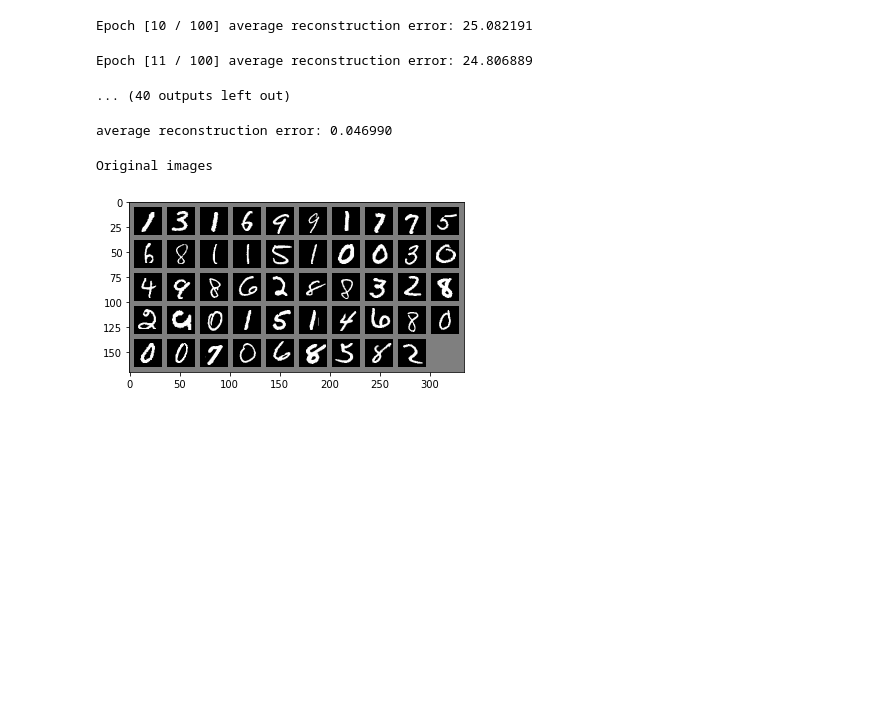
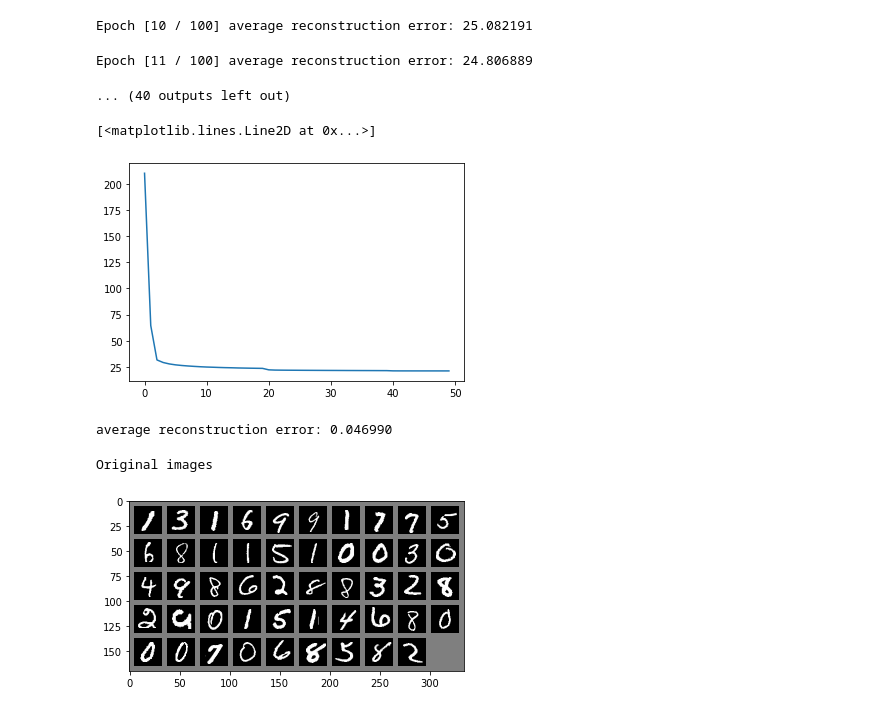
Before and after one commit to Ankan1998/Autoencoders, a Jupyter notebook: Autoencoder.ipynb, the cells around one changed output. Cells and saved outputs as stored; diff of their text form; code cells hidden in the pictures; blank space fills up the shorter version.

```diff
--- a/Autoencoder.ipynb
+++ b/Autoencoder.ipynb
@@ -169,6 +169,11 @@ Epoch [9 / 100] average reconstruction error: 25.427681
 Epoch [10 / 100] average reconstruction error: 25.082191
 Epoch [11 / 100] average reconstruction error: 24.806889
 ... (40 outputs left out)
+# %%
+plt.plot(tot_loss)
+# %% [output]
+[<matplotlib.lines.Line2D at 0x...>]
+[figure, added]
 # %%
 # set to evaluation mode
 autoencoder.eval()
```
